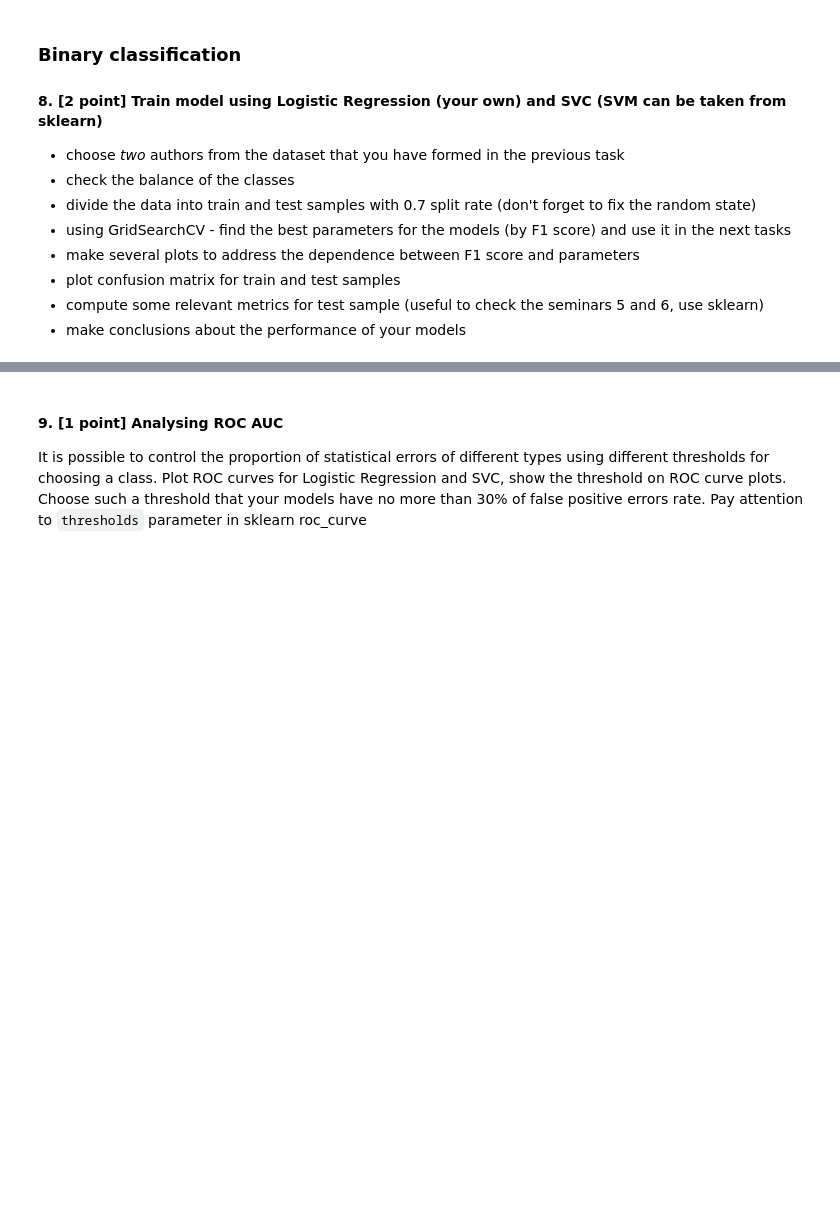
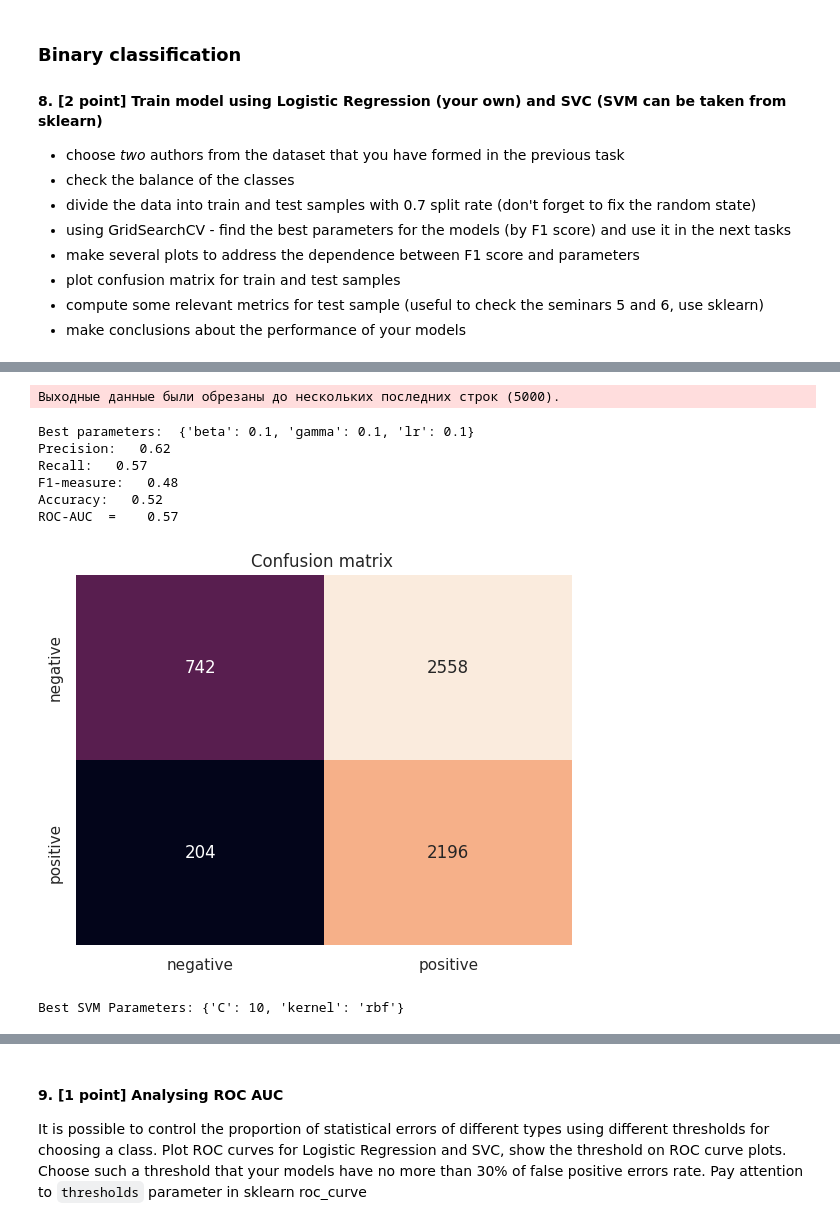
Before and after one commit to badmgoga/ML, a Jupyter notebook: HSE/3 домашка/HW3_v8.ipynb, the cells around one changed output, grey strips where cells are left out. Drawn from its saved outputs; the diff is of its cells as text; code cells hidden in the pictures; blank space fills up the shorter version.

```diff
--- a/HSE/3 домашка/HW3_v8.ipynb
+++ b/HSE/3 домашка/HW3_v8.ipynb
@@ -302,0 +468,3 @@ df['cleaned_text'] = df['sentence'].apply(preprocess_text)
+# %%
+for i in range(len(texts)):
+    texts[i] = ' '.join([stemmer.stem(x) for x in texts[i]])
@@ -327,0 +576,66 @@ tfidf_vectors = tfidf_vectorizer.fit_transform(df['cleaned_text'])
+# %%
+from sklearn.feature_extraction.text import TfidfVectorizer, TfidfTransformer
+vectorizer = TfidfVectorizer(max_features = 100)
+
+X_train = vectorizer.fit_transform(X_train).toarray()
+X_test = vectorizer.transform(X_test).toarray()
+# %%
+from sklearn.metrics import *
+
+def show_results(test_y, pred, proba):
+    print("Precision: {0:6.2f}".format(precision_score(test_y, pred, average='macro')))
+    print("Recall: {0:6.2f}".format(recall_score(test_y, pred, average='macro')))
+    print("F1-measure: {0:6.2f}".format(f1_score(test_y, pred, average='macro')))
+    print("Accuracy: {0:6.2f}".format(accuracy_score(test_y, pred)))
+    print("ROC-AUC  =  {0:6.2f}".format(roc_auc_score(test_y, proba[:,1]),))
+    print('\n')
+    labels = ['negative','positive']
+
+    #classification_report
+    sns.heatmap(data=confusion_matrix(test_y, pred), annot=True, fmt="d", cbar=False, xticklabels=labels, yticklabels=labels)
+    plt.title("Confusion matrix ")
+    plt.show()
+# %%
+from sklearn.model_selection import GridSearchCV
+
+logit_params = {
+    'beta': [0.01, 0.1, 1.0, 10],
+    'gamma': [0.01, 0.1, 1.0, 10],
+    'lr': [0.001, 0.01, 0.1, 1]
+}
+
+
+logit_model = Logit(max_iter=1000, tolerance=1e-4, random_state=42)
+clf = GridSearchCV(logit_model, logit_params, scoring='f1', cv=5, error_score='raise')
+clf.fit(X_train, y_train)
+pred = clf.predict(X_test)
+proba  = clf.predict_proba(X_test)
+print('Best parameters: ', clf.best_params_)
+show_results(y_test, pred, proba)
+# %% [output]
+Выходные данные были обрезаны до нескольких последних строк (5000).
+Best parameters:  {'beta': 0.1, 'gamma': 0.1, 'lr': 0.1}
+Precision:   0.62
+Recall:   0.57
+F1-measure:   0.48
+Accuracy:   0.52
+ROC-AUC  =    0.57
+[figure, added]
+# %%
+from sklearn.svm import SVC
+
+
+svc_params = {
+    'C': [0.1, 1, 10],
+    'kernel': ['linear', 'rbf']
+}
+
+
+svc_model = SVC(random_state=42, probability=True)
+svc_grid = GridSearchCV(svc_model, svc_params, scoring='f1', cv=5)
+svc_grid.fit(X_train, y_train)
+
+
+print("Best SVM Parameters:", svc_grid.best_params_)
+# %% [output]
+Best SVM Parameters: {'C': 10, 'kernel': 'rbf'}
```
Also changed, not shown: parts of 39 cells of this notebook, 18 other files.
